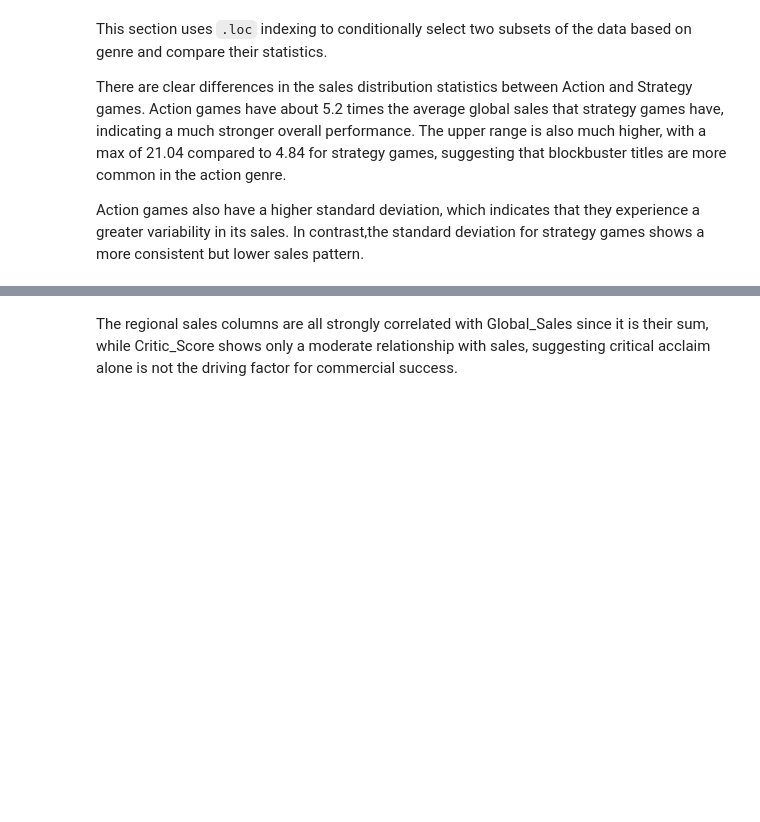
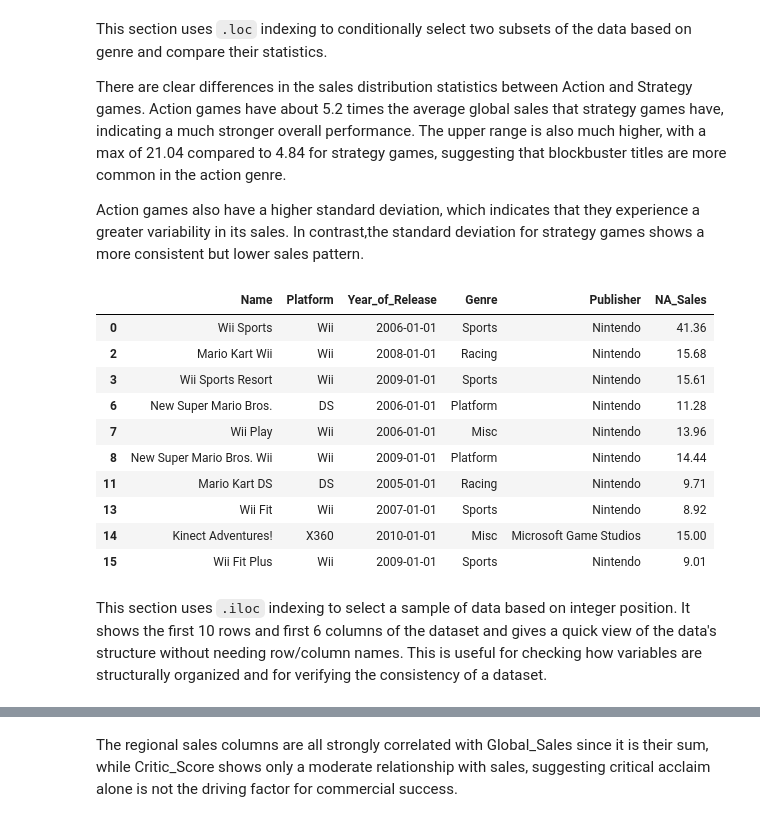
Before and after one commit to aacalanche/cis4930-sp26-project-group-19, a Jupyter notebook: notebooks/analysis.ipynb, the cells around one changed output, grey strips where cells are left out. Saved outputs shown, nothing was run; the diff lists cells and outputs as text; code cells hidden in the pictures; blank space fills up the shorter version.

Commit message:
added .iloc example

```diff
--- a/notebooks/analysis.ipynb
+++ b/notebooks/analysis.ipynb
@@ -220,6 +220,23 @@ This section uses `.loc` indexing to conditionally select two subsets of the dat
 There are clear differences in the sales distribution statistics between Action and Strategy games. Action games have about 5.2 times the average global sales that strategy games have, indicating a much stronger overall performance. The upper range is also much higher, with a max of 21.04 compared to 4.84 for strategy games, suggesting that blockbuster titles are more common in the action genre.
 
 Action games also have a higher standard deviation, which indicates that they experience a greater variability in its sales. In contrast,the standard deviation for strategy games shows a more consistent but lower sales pattern.
+# %%
+sample_data = df.iloc[:10, :6]
+sample_data
+# %% [output]
+|  | Name | Platform | Year_of_Release | Genre | Publisher | NA_Sales |
+| 0 | Wii Sports | Wii | 2006-01-01 | Sports | Nintendo | 41.36 |
+| 2 | Mario Kart Wii | Wii | 2008-01-01 | Racing | Nintendo | 15.68 |
+| 3 | Wii Sports Resort | Wii | 2009-01-01 | Sports | Nintendo | 15.61 |
+| 6 | New Super Mario Bros. | DS | 2006-01-01 | Platform | Nintendo | 11.28 |
+| 7 | Wii Play | Wii | 2006-01-01 | Misc | Nintendo | 13.96 |
+| 8 | New Super Mario Bros. Wii | Wii | 2009-01-01 | Platform | Nintendo | 14.44 |
+| 11 | Mario Kart DS | DS | 2005-01-01 | Racing | Nintendo | 9.71 |
+| 13 | Wii Fit | Wii | 2007-01-01 | Sports | Nintendo | 8.92 |
+| 14 | Kinect Adventures! | X360 | 2010-01-01 | Misc | Microsoft Game Studios | 15.00 |
+| 15 | Wii Fit Plus | Wii | 2009-01-01 | Sports | Nintendo | 9.01 |
+# %% [markdown]
+This section uses `.iloc` indexing to select a sample of data based on integer position. It shows the first 10 rows and first 6 columns of the dataset and gives a quick view of the data's structure without needing row/column names. This is useful for checking how variables are structurally organized and for verifying the consistency of a dataset.
 # %%
 corr_matrix = df[numeric_cols].corr().round(2)
 corr_matrix
```
